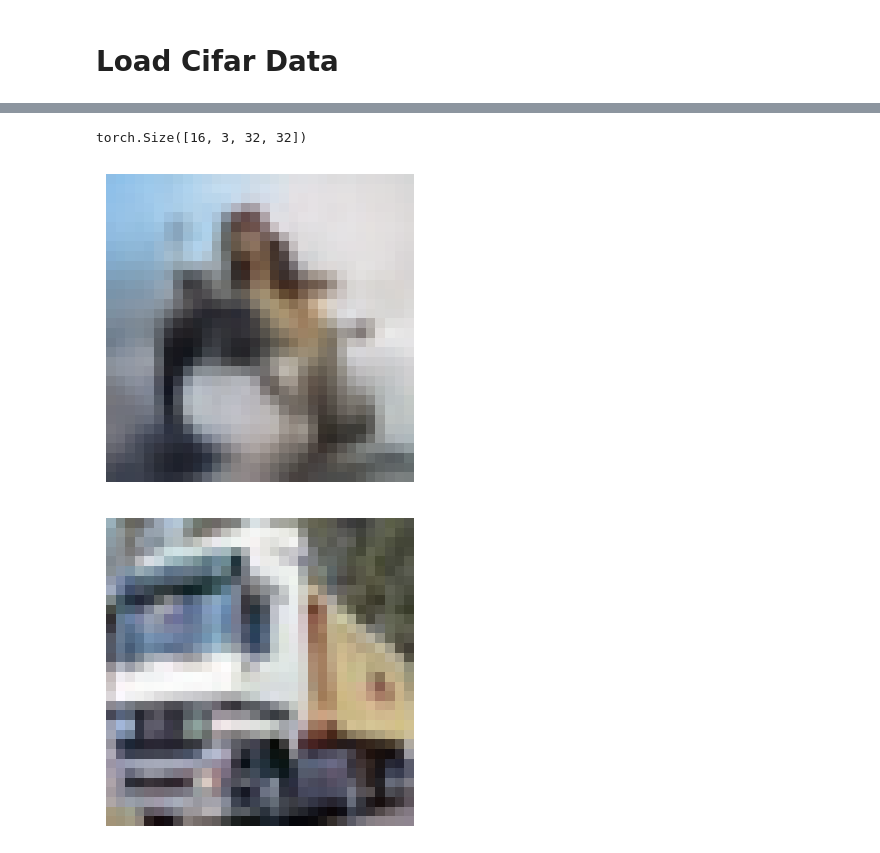
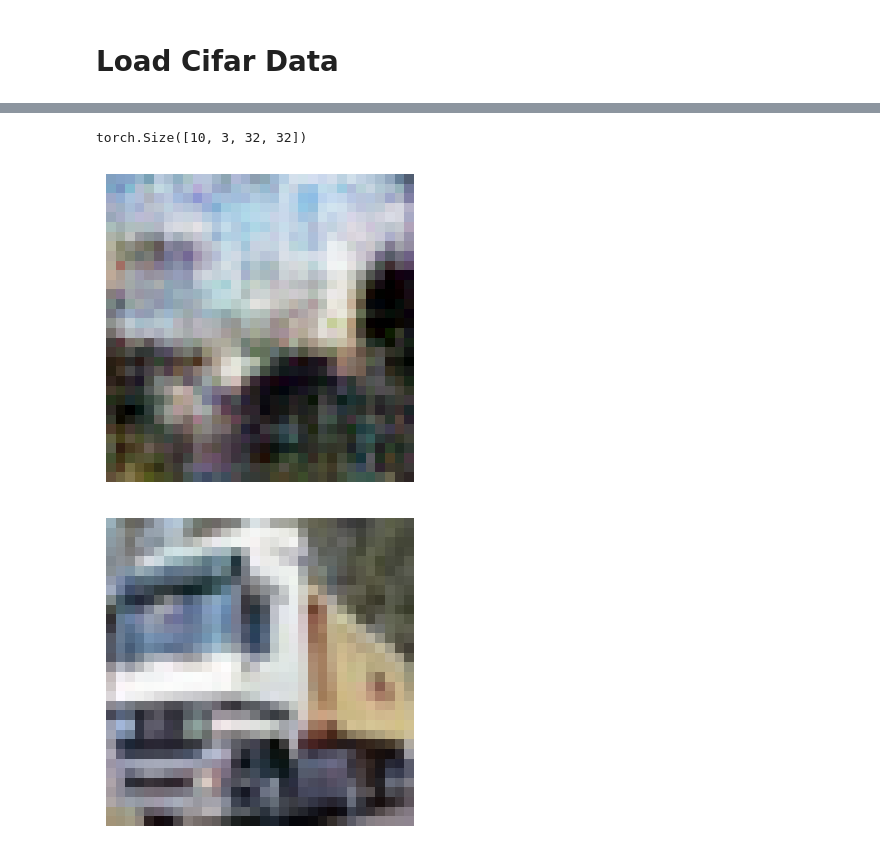
Before and after one commit to azhgh22/Comparative-analysis-of-Generative-models-on-CIFAR-10, a Jupyter notebook: experiments/train_vae.ipynb, the cells around one changed output, grey strips where cells are left out. Drawn from its saved outputs; the diff is of its cells as text; code cells hidden in the pictures.

```diff
--- a/experiments/train_vae.ipynb
+++ b/experiments/train_vae.ipynb
@@ -82,7 +87,22 @@ def show_img(img):
+# %%
+%%capture
+model = VAEGAN().to(device)
+# Modify the compute_LDis_llike method in the VAEGAN model to detach discriminator output
+# This is done by dynamically modifying the class method. In a real scenario,
+# you would modify the source file directly.
+def new_compute_LDis_llike(self, x, x_tilde):
+    d_tilde = self.discriminator(x_tilde).detach() # Detach here
+    LDis_llike = -torch.mean(torch.log(d_tilde))
+    return LDis_llike
+
+# VAEGAN.compute_LDis_llike = new_compute_LDis_llike.__get__(model, VAEGAN)
+
+model.apply(WeightsInitializer())
 # %%
-model = ConvVAE().to(device)
-checkpoint_dir = "/content/drive/MyDrive/checkpoints_final/ConvVaeV1"
-checkpointer = Checkpointer(checkpoint_dir,"ConvVaeV1",1,False)
-train = Train(model,300,train_loader,checkpointer,device)
+checkpoint_dir = "/content/drive/MyDrive/checkpoints_final/VaeGan"
+checkpointer = Checkpointer(checkpoint_dir,"VaeGan",1,False)
+train = Train(model,200,train_loader,checkpointer,device)
 train.load_checkpoint()
+# torch.autograd.set_detect_anomaly(True)
+train.train()
 # %% [output]
@@ -90,2 +126,2 @@ Loaded latest checkpoint: /content/drive/MyDrive/checkpoints_final/ConvVaeV1/Con
 # %%
-samples = vae_sample(model.decoder)
+images = vae_sample(model.decoder,10)
@@ -156,13 +128,11 @@ Checkpoint saved: /content/drive/MyDrive/checkpoints_final/VQVae/pixelCNN/pixelC
-# %%
-images = gen_model.sample()
 # %%
 images.shape
 # %% [output]
-torch.Size([16, 3, 32, 32])
+torch.Size([10, 3, 32, 32])
 # %%
-show_img(images[11])
+show_img(images[4])
 # %% [output]
-[figure, old version]
+[figure, new version]
 # %%
 train_dataset = train_loader.dataset
 img = train_dataset[1][0]
```
Also changed, not shown: parts of 9 cells of this notebook.
